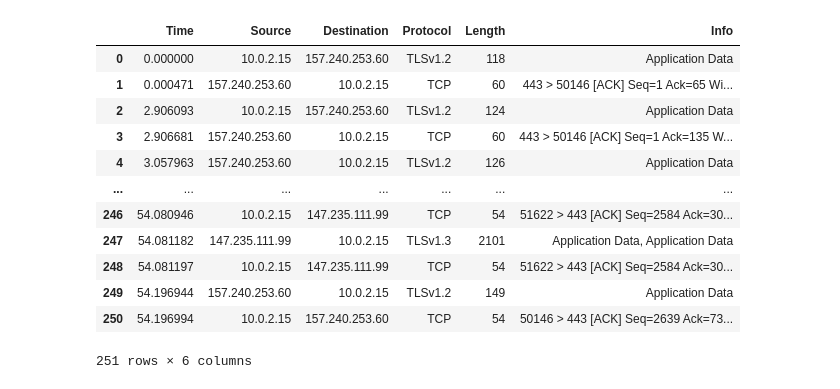
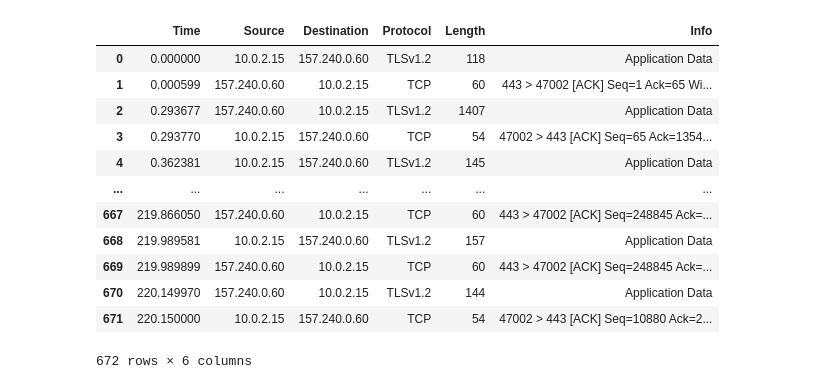
Before and after one commit to Kfirul/Computer_Networks_Final_Project, a Jupyter notebook: Computers Network.ipynb, the cells around one changed output. Saved outputs shown, nothing was run; the diff lists cells and outputs as text; code cells hidden in the pictures.

```diff
--- a/Computers Network.ipynb
+++ b/Computers Network.ipynb
@@ -1,26 +1,26 @@
 # %%
 import pandas as pd
 import matplotlib.pyplot as plt
 
 # Read the CSV file
-data = pd.read_csv('C:\\Users\\USER\\Desktop\\Data_For_Network_Project\\ThreeImages.csv')
+data = pd.read_csv('C:\\Users\\USER\\Desktop\\Data_For_Network_Project\\TextOnly2.csv')
 data = data.drop(['No.'] , axis=1)
 # Filter rows containing "TCP" in the protocol column
 
 data
 # %% [output]
 |  | Time | Source | Destination | Protocol | Length | Info |
-| 0 | 0.000000 | 10.0.2.15 | 157.240.253.60 | TLSv1.2 | 118 | Application Data |
-| 1 | 0.000471 | 157.240.253.60 | 10.0.2.15 | TCP | 60 | 443 > 50146 [ACK] Seq=1 Ack=65 Wi... |
-| 2 | 2.906093 | 10.0.2.15 | 157.240.253.60 | TLSv1.2 | 124 | Application Data |
-| 3 | 2.906681 | 157.240.253.60 | 10.0.2.15 | TCP | 60 | 443 > 50146 [ACK] Seq=1 Ack=135 W... |
-| 4 | 3.057963 | 157.240.253.60 | 10.0.2.15 | TLSv1.2 | 126 | Application Data |
+| 0 | 0.000000 | 10.0.2.15 | 157.240.0.60 | TLSv1.2 | 118 | Application Data |
+| 1 | 0.000599 | 157.240.0.60 | 10.0.2.15 | TCP | 60 | 443 > 47002 [ACK] Seq=1 Ack=65 Wi... |
+| 2 | 0.293677 | 157.240.0.60 | 10.0.2.15 | TLSv1.2 | 1407 | Application Data |
+| 3 | 0.293770 | 10.0.2.15 | 157.240.0.60 | TCP | 54 | 47002 > 443 [ACK] Seq=65 Ack=1354... |
+| 4 | 0.362381 | 10.0.2.15 | 157.240.0.60 | TLSv1.2 | 145 | Application Data |
 | ... | ... | ... | ... | ... | ... | ... |
-| 246 | 54.080946 | 10.0.2.15 | 147.235.111.99 | TCP | 54 | 51622 > 443 [ACK] Seq=2584 Ack=30... |
-| 247 | 54.081182 | 147.235.111.99 | 10.0.2.15 | TLSv1.3 | 2101 | Application Data, Application Data |
-| 248 | 54.081197 | 10.0.2.15 | 147.235.111.99 | TCP | 54 | 51622 > 443 [ACK] Seq=2584 Ack=30... |
-| 249 | 54.196944 | 157.240.253.60 | 10.0.2.15 | TLSv1.2 | 149 | Application Data |
-| 250 | 54.196994 | 10.0.2.15 | 157.240.253.60 | TCP | 54 | 50146 > 443 [ACK] Seq=2639 Ack=73... |
+| 667 | 219.866050 | 157.240.0.60 | 10.0.2.15 | TCP | 60 | 443 > 47002 [ACK] Seq=248845 Ack=... |
+| 668 | 219.989581 | 10.0.2.15 | 157.240.0.60 | TLSv1.2 | 157 | Application Data |
+| 669 | 219.989899 | 157.240.0.60 | 10.0.2.15 | TCP | 60 | 443 > 47002 [ACK] Seq=248845 Ack=... |
+| 670 | 220.149970 | 157.240.0.60 | 10.0.2.15 | TLSv1.2 | 144 | Application Data |
+| 671 | 220.150000 | 10.0.2.15 | 157.240.0.60 | TCP | 54 | 47002 > 443 [ACK] Seq=10880 Ack=2... |
-251 rows × 6 columns
+672 rows × 6 columns
 # %%
 
```
Also changed, not shown: parts of 23 cells of this notebook.
